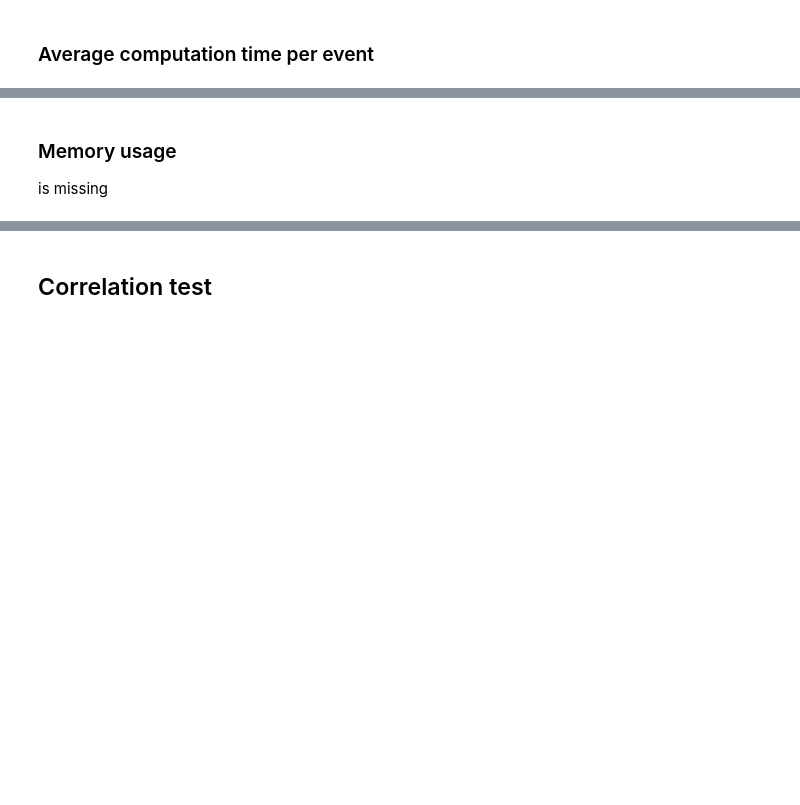
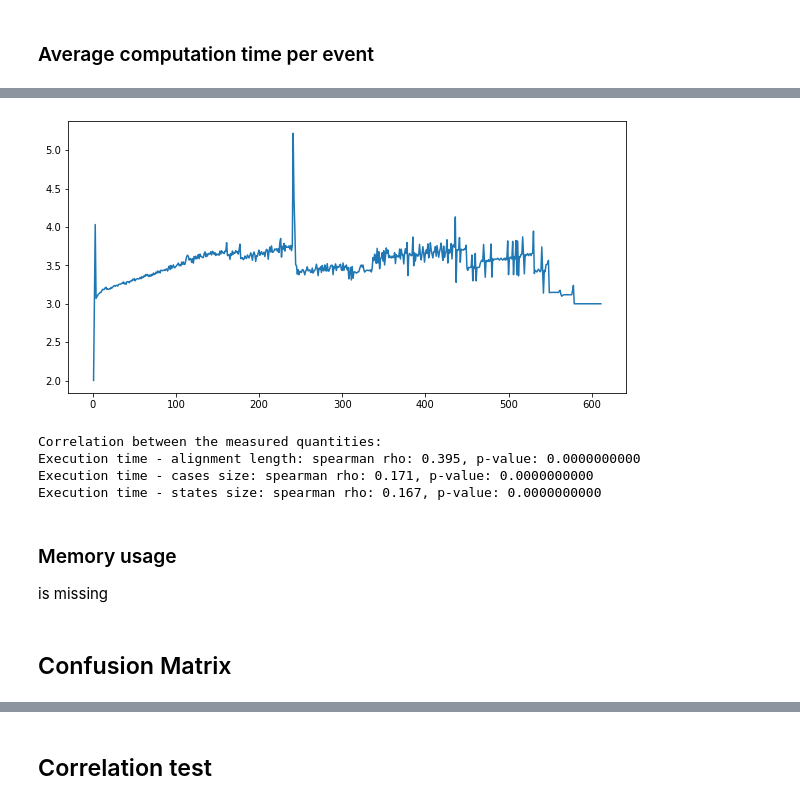
Before and after one commit to MaxTNielsen/ConformanceCheckingUsingTries, a Jupyter notebook: Jupyter/comparative_analysis.ipynb, the cells around one changed output, grey strips where cells are left out. Cells and saved outputs as stored; diff of their text form; code cells hidden in the pictures; blank space fills up the shorter version.

```diff
--- a/Jupyter/comparative_analysis.ipynb
+++ b/Jupyter/comparative_analysis.ipynb
@@ -543,4 +540,29 @@ plt.show()
+# %%
+avg_quesize = stress_test_time.groupby('Alignment length').agg({'Total states':np.mean})
+avg_quesize.head()
+plt.figure(figsize=(10,5))
+plt.plot(avg_quesize.index, avg_quesize['Total states']);
+# %% [output]
+[figure, added]
+# %%
+rho_time_alg = stats.spearmanr(stress_test_time['ExecutionTime'], stress_test_time['Alignment length'])
+rho_time_cases = stats.spearmanr(stress_test_time['ExecutionTime'], stress_test_time['Total states'])
+rho_time_states = stats.spearmanr(stress_test_time['ExecutionTime'], stress_test_time['Total cases'])
+
+print(
+    'Correlation between the measured quantities:',
+    '\nExecution time - alignment length: spearman rho: {:.3f}, p-value: {:.10f}'.format(rho_time_alg[0], rho_time_alg[1]),
+    '\nExecution time - cases size: spearman rho: {:.3f}, p-value: {:.10f}'.format(rho_time_cases[0], rho_time_cases[1]),
+    '\nExecution time - states size: spearman rho: {:.3f}, p-value: {:.10f}'.format(rho_time_states[0], rho_time_states[1])
+)
+# %% [output]
+Correlation between the measured quantities:
+Execution time - alignment length: spearman rho: 0.395, p-value: 0.0000000000
+Execution time - cases size: spearman rho: 0.171, p-value: 0.0000000000
+Execution time - states size: spearman rho: 0.167, p-value: 0.0000000000
 # %% [markdown]
 ### Memory usage
 
 is missing
+# %% [markdown]
+## Confusion Matrix
```
Also changed, not shown: parts of 19 cells of this notebook, 17 other files.
